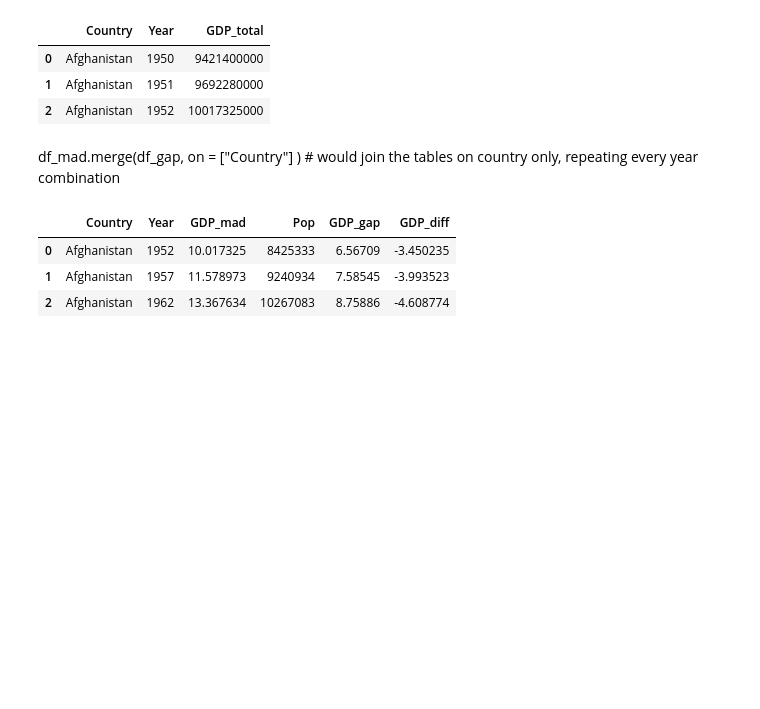
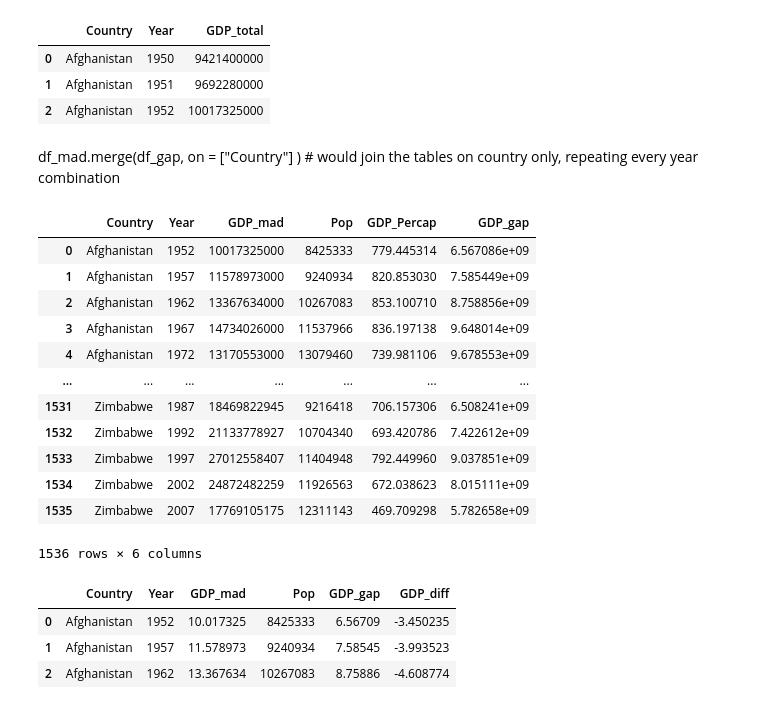
Before and after one commit to buicaothe/PYTHON, a Jupyter notebook: DATA ENGINEERING/Week 05/20260910-deai-intro-coursework.ipynb, the cells around one changed output. Cells and saved outputs as stored; diff of their text form; code cells hidden in the pictures; blank space fills up the shorter version.

```diff
--- a/DATA ENGINEERING/Week 05/20260910-deai-intro-coursework.ipynb
+++ b/DATA ENGINEERING/Week 05/20260910-deai-intro-coursework.ipynb
@@ -245,6 +375,21 @@ df_gap.rename(columns={"GDP_total":"GDP_gap"}, inplace= True)  # name Gapminder
 #df_gap.drop(columns=["GDP_Percap"], inplace= True)  # unused: would remove GDP per person
 # %%
 df_gap_mad = df_mad.merge(df_gap, on = ["Country", "Year"] )  # keep rows where both country and year match
+df_gap_mad
+# %% [output]
+|  | Country | Year | GDP_mad | Pop | GDP_Percap | GDP_gap |
+| 0 | Afghanistan | 1952 | 10017325000 | 8425333 | 779.445314 | 6.567086e+09 |
+| 1 | Afghanistan | 1957 | 11578973000 | 9240934 | 820.853030 | 7.585449e+09 |
+| 2 | Afghanistan | 1962 | 13367634000 | 10267083 | 853.100710 | 8.758856e+09 |
+| 3 | Afghanistan | 1967 | 14734026000 | 11537966 | 836.197138 | 9.648014e+09 |
+| 4 | Afghanistan | 1972 | 13170553000 | 13079460 | 739.981106 | 9.678553e+09 |
+| ... | ... | ... | ... | ... | ... | ... |
+| 1531 | Zimbabwe | 1987 | 18469822945 | 9216418 | 706.157306 | 6.508241e+09 |
+| 1532 | Zimbabwe | 1992 | 21133778927 | 10704340 | 693.420786 | 7.422612e+09 |
+| 1533 | Zimbabwe | 1997 | 27012558407 | 11404948 | 792.449960 | 9.037851e+09 |
+| 1534 | Zimbabwe | 2002 | 24872482259 | 11926563 | 672.038623 | 8.015111e+09 |
+| 1535 | Zimbabwe | 2007 | 17769105175 | 12311143 | 469.709298 | 5.782658e+09 |
+1536 rows × 6 columns
 # %%
 df_gap_mad["GDP_mad"] = df_gap_mad["GDP_mad"] / 1_000_000_000  # Maddison GDP in billions
 df_gap_mad["GDP_gap"] = df_gap_mad["GDP_gap"] / 1_000_000_000  # Gapminder GDP in billions
```
Also changed, not shown: parts of 26 cells of this notebook.
